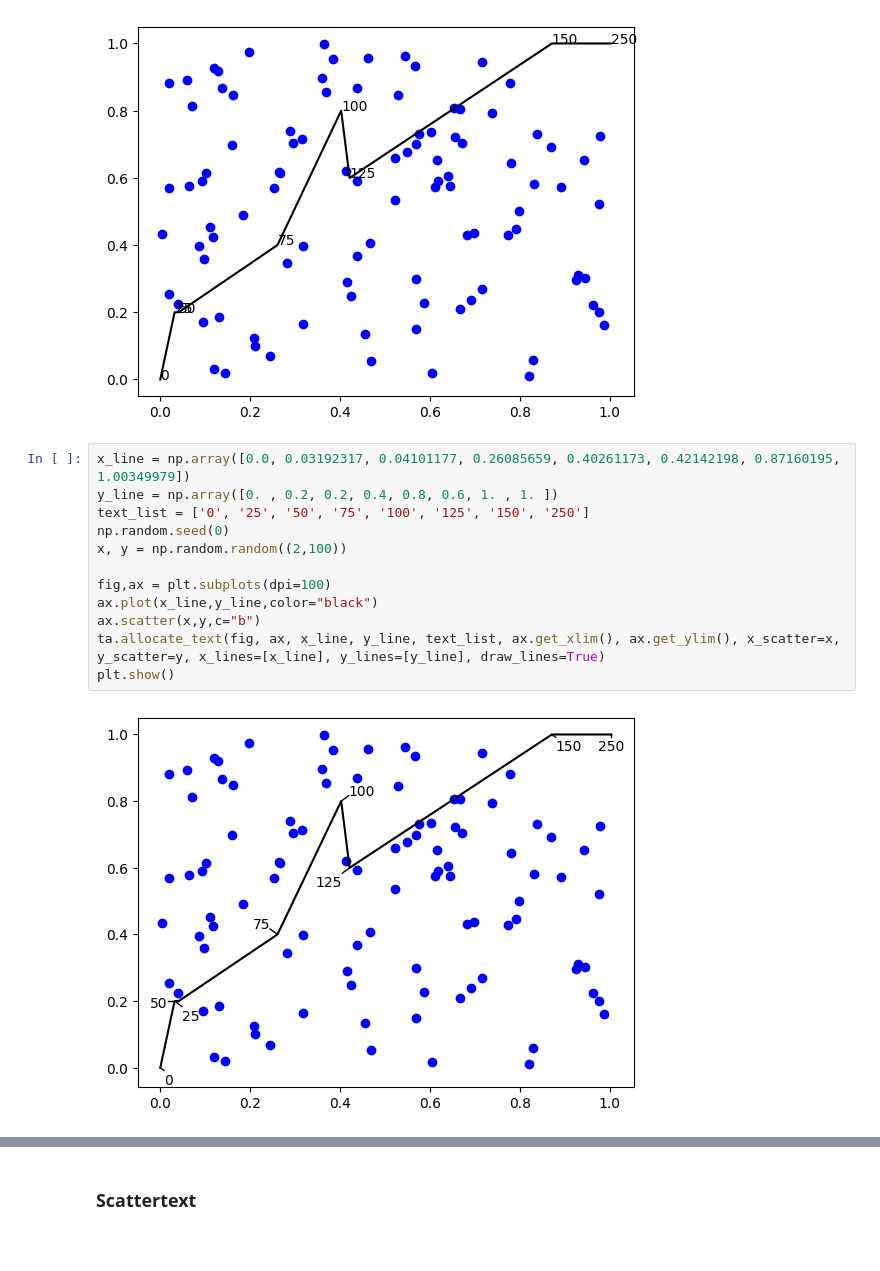
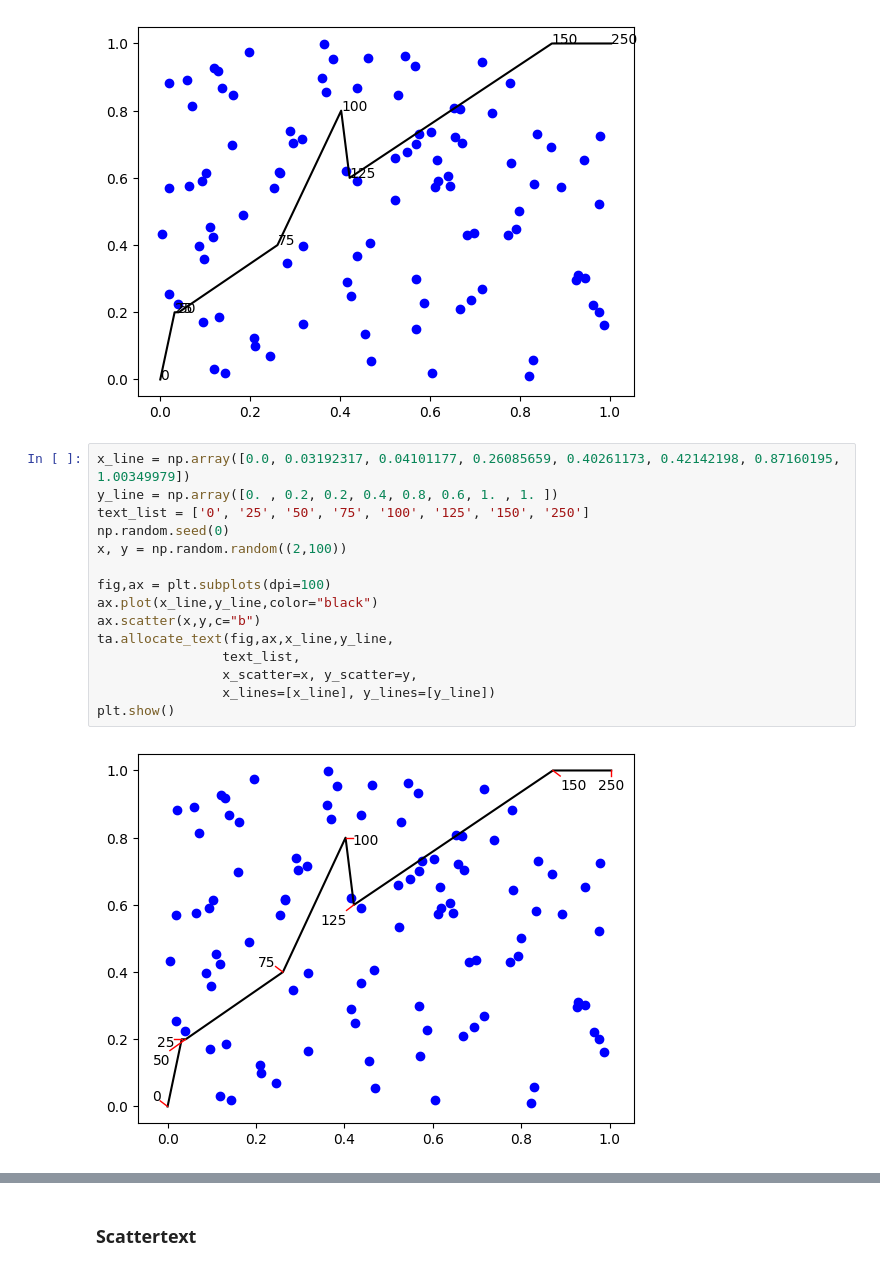
Before and after one commit to ckjellson/textalloc, a Jupyter notebook: demo.ipynb, the cells around one changed output, grey strips where cells are left out. Drawn from its saved outputs; the diff is of its cells as text.

```diff
--- a/demo.ipynb
+++ b/demo.ipynb
@@ -50,14 +53,17 @@ plt.show()
 # %%
 x_line = np.array([0.0, 0.03192317, 0.04101177, 0.26085659, 0.40261173, 0.42142198, 0.87160195, 1.00349979])
 y_line = np.array([0. , 0.2, 0.2, 0.4, 0.8, 0.6, 1. , 1. ])
 text_list = ['0', '25', '50', '75', '100', '125', '150', '250']
 np.random.seed(0)
 x, y = np.random.random((2,100))
 
 fig,ax = plt.subplots(dpi=100)
 ax.plot(x_line,y_line,color="black")
 ax.scatter(x,y,c="b")
-ta.allocate_text(fig, ax, x_line, y_line, text_list, ax.get_xlim(), ax.get_ylim(), x_scatter=x, y_scatter=y, x_lines=[x_line], y_lines=[y_line], draw_lines=True)
+ta.allocate_text(fig,ax,x_line,y_line,
+                text_list,
+                x_scatter=x, y_scatter=y,
+                x_lines=[x_line], y_lines=[y_line])
 plt.show()
 # %% [output]
-[figure, old version]
+[figure, new version]
```
Also changed, not shown: parts of 7 cells of this notebook, 11 other files.
